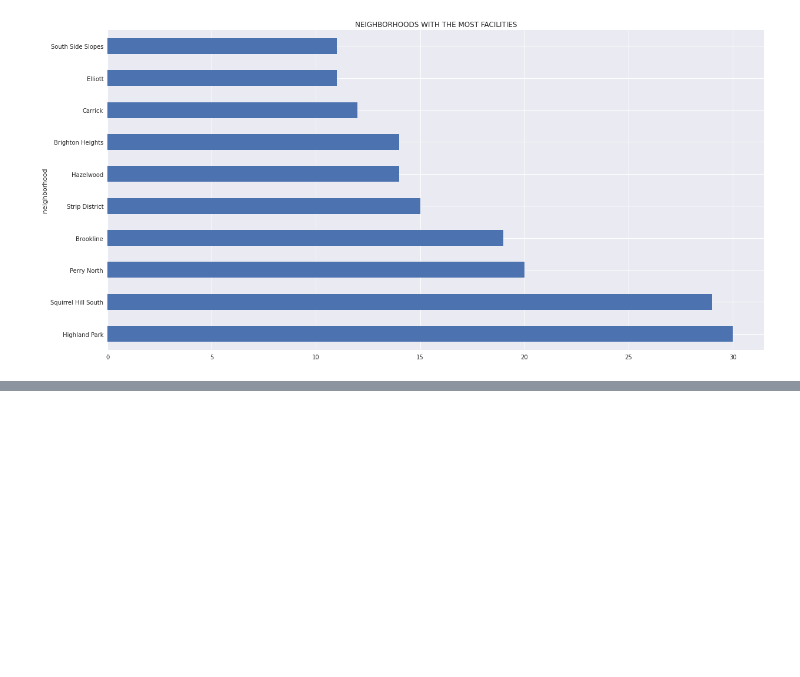
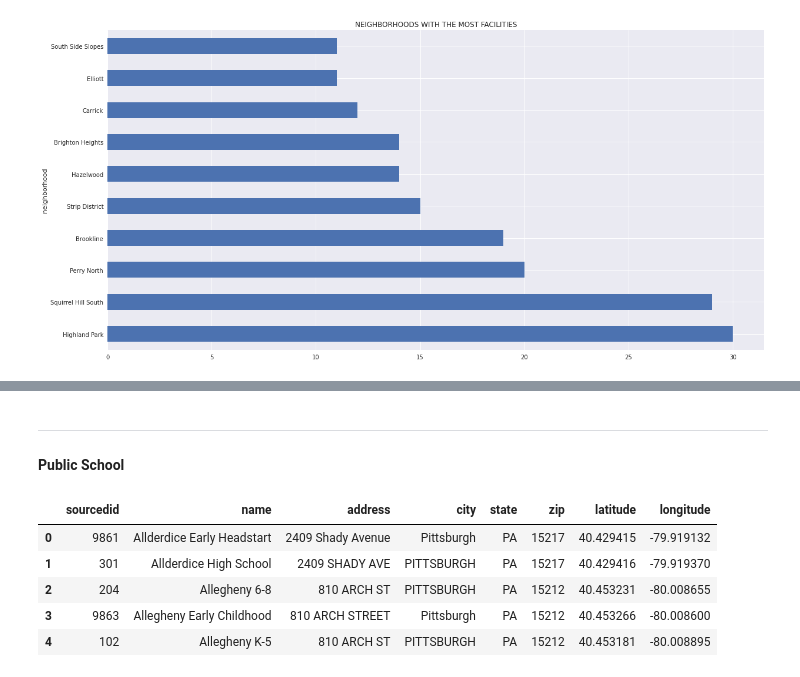
Before and after one commit to kej58/Final-Project, a Jupyter notebook: Presentation (6).ipynb, the cells around one changed output, grey strips where cells are left out. Drawn from its saved outputs; the diff is of its cells as text; code cells hidden in the pictures; blank space fills up the shorter version.

```diff
--- a/Presentation (6).ipynb
+++ b/Presentation (6).ipynb
@@ -341,0 +440,14 @@ plt.show()
+# %% [markdown]
+---
+#### **Public School**
+# %%
+#import data from csv file and display first 5 rows
+school_locations = pd.read_csv("SchoolLocations.csv")
+school_locations.head()
+# %% [output]
+|  | sourcedid | name | address | city | state | zip | latitude | longitude |
+| 0 | 9861 | Allderdice Early Headstart | 2409 Shady Avenue | Pittsburgh | PA | 15217 | 40.429415 | -79.919132 |
+| 1 | 301 | Allderdice High School | 2409 SHADY AVE | PITTSBURGH | PA | 15217 | 40.429416 | -79.919370 |
+| 2 | 204 | Allegheny 6-8 | 810 ARCH ST | PITTSBURGH | PA | 15212 | 40.453231 | -80.008655 |
+| 3 | 9863 | Allegheny Early Childhood | 810 ARCH STREET | Pittsburgh | PA | 15212 | 40.453266 | -80.008600 |
+| 4 | 102 | Allegheny K-5 | 810 ARCH ST | PITTSBURGH | PA | 15212 | 40.453181 | -80.008895 |
```
Also changed, not shown: parts of 15 cells of this notebook.
